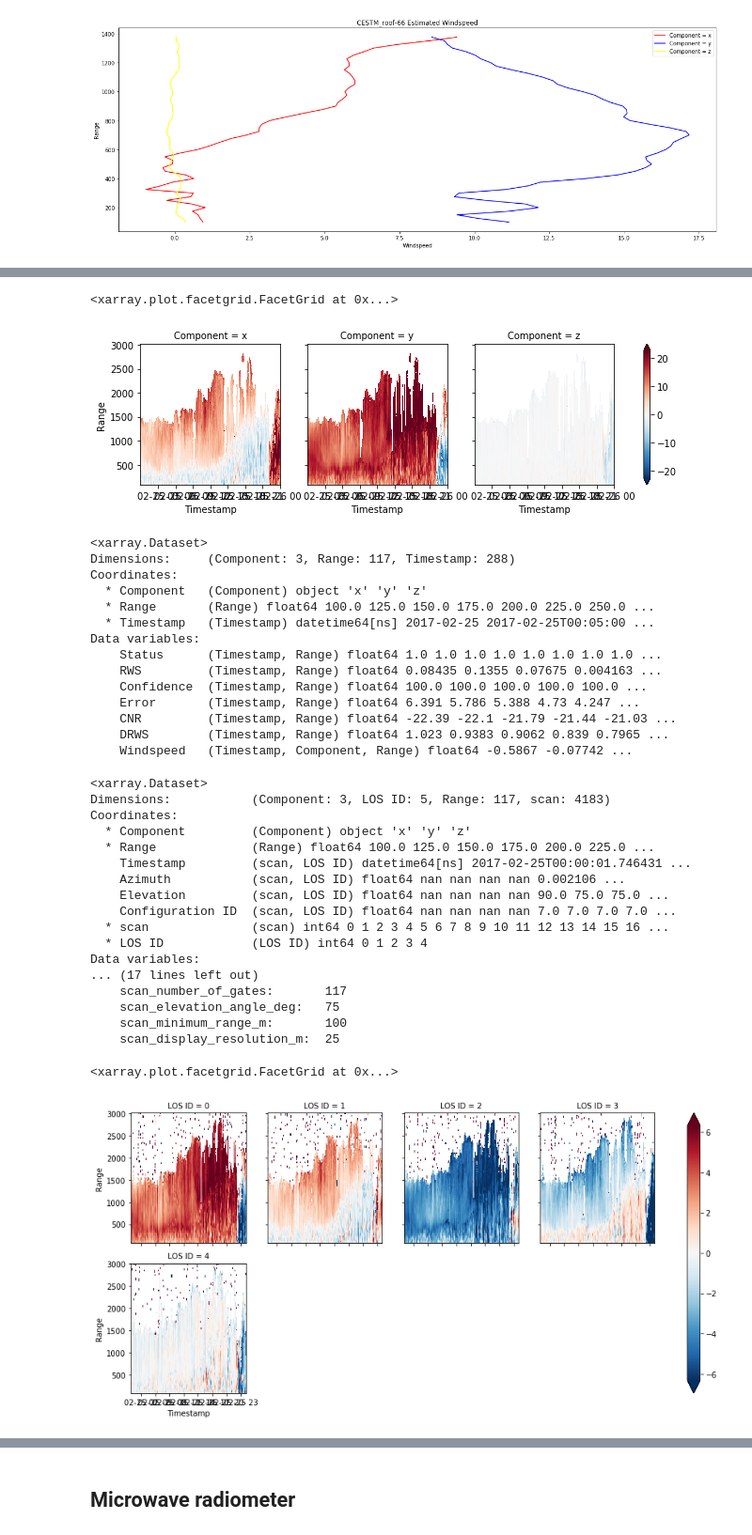
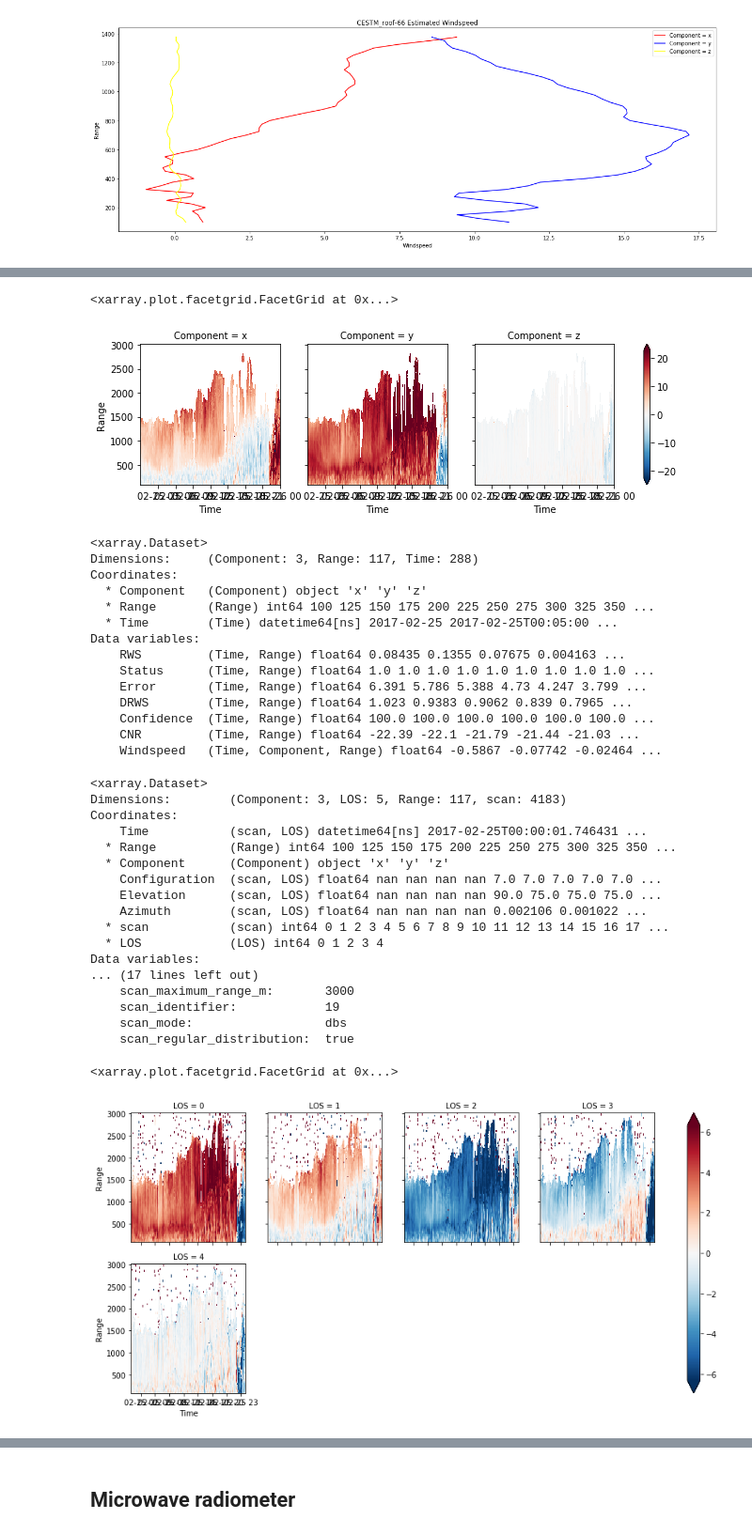
Before and after one commit to ASRCsoft/xcite_notebooks, a Jupyter notebook: raspPy.ipynb, the cells around one changed output, grey strips where cells are left out. Shown at 94% size. Cells and saved outputs as stored; diff of their text form; code cells hidden in the pictures.

```diff
--- a/raspPy.ipynb
+++ b/raspPy.ipynb
@@ -36,9 +36,9 @@ The raspPy `xarray` module can be accessed with `xarray_object.rasp.function()`,
 ## `xarray` basics
 # %%
 # load Lidar data and print the xarray dataset
-lidar = lidar_from_csv('data/lidar/cestm_66/20170225_whole_radial_wind_data.csv',
-                       scans='data/lidar/cestm_66/20170225_scan.xml',
-                       wind='data/lidar/cestm_66/20170225_reconstruction_wind_data.csv',
+lidar = lidar_from_csv('../data/lidar_raw/CESTM_roof-66/2017/02/20170225_whole_radial_wind_data.csv',
+                       scans='../data/lidar_raw/CESTM_roof-66/2017/02/20170225_scan.xml',
+                       wind='../data/lidar_raw/CESTM_roof-66/2017/02/20170225_reconstruction_wind_data.csv',
                        attrs={'lidar': 'CESTM_roof-66'})
 # ^ The radial wind csv and scan file are required. Everything else is optional.
 lidar
@@ -236,28 +236,28 @@ lidar['Windspeed'].plot(x='Timestamp', y='Range', col='Component', robust=True)
 # %%
 # Compare to above -- these estimates are calculated by raspPy and should be identical:
-lidar.rasp.estimate_wind().plot(x='Timestamp', y='Range', col='Component', robust=True)
+lidar.rasp.estimate_wind().plot(x='Time', y='Range', col='Component', robust=True)
 # %% [output]
 <xarray.plot.facetgrid.FacetGrid at 0x...>
-[figure, old version]
+[figure, new version]
 # %%
 # aggregate by 5 minute intervals
-lidar5m = lidar.resample('5T', 'Timestamp')
+lidar5m = lidar.resample('5T', 'Time')
 lidar5m
 # %% [output]
 <xarray.Dataset>
-Dimensions:     (Component: 3, Range: 117, Timestamp: 288)
+Dimensions:     (Component: 3, Range: 117, Time: 288)
 Coordinates:
   * Component   (Component) object 'x' 'y' 'z'
-  * Range       (Range) float64 100.0 125.0 150.0 175.0 200.0 225.0 250.0 ...
-  * Timestamp   (Timestamp) datetime64[ns] 2017-02-25 2017-02-25T00:05:00 ...
+  * Range       (Range) int64 100 125 150 175 200 225 250 275 300 325 350 ...
+  * Time        (Time) datetime64[ns] 2017-02-25 2017-02-25T00:05:00 ...
 Data variables:
-    Status      (Timestamp, Range) float64 1.0 1.0 1.0 1.0 1.0 1.0 1.0 1.0 ...
-    RWS         (Timestamp, Range) float64 0.08435 0.1355 0.07675 0.004163 ...
-    Confidence  (Timestamp, Range) float64 100.0 100.0 100.0 100.0 100.0 ...
-    Error       (Timestamp, Range) float64 6.391 5.786 5.388 4.73 4.247 ...
-    CNR         (Timestamp, Range) float64 -22.39 -22.1 -21.79 -21.44 -21.03 ...
-    DRWS        (Timestamp, Range) float64 1.023 0.9383 0.9062 0.839 0.7965 ...
-    Windspeed   (Timestamp, Component, Range) float64 -0.5867 -0.07742 ...
+    RWS         (Time, Range) float64 0.08435 0.1355 0.07675 0.004163 ...
+    Status      (Time, Range) float64 1.0 1.0 1.0 1.0 1.0 1.0 1.0 1.0 1.0 ...
+    Error       (Time, Range) float64 6.391 5.786 5.388 4.73 4.247 3.799 ...
+    DRWS        (Time, Range) float64 1.023 0.9383 0.9062 0.839 0.7965 ...
+    Confidence  (Time, Range) float64 100.0 100.0 100.0 100.0 100.0 100.0 ...
+    CNR         (Time, Range) float64 -22.39 -22.1 -21.79 -21.44 -21.03 ...
+    Windspeed   (Time, Component, Range) float64 -0.5867 -0.07742 -0.02464 ...
 # %%
 # write to netcdf (can be read back into xarray later)
 lidar5m.to_netcdf('lidar1.nc')
@@ -268,29 +268,29 @@ lidar2 = lidar.rasp.los_format()
 lidar2
 # %% [output]
 <xarray.Dataset>
-Dimensions:           (Component: 3, LOS ID: 5, Range: 117, scan: 4183)
+Dimensions:        (Component: 3, LOS: 5, Range: 117, scan: 4183)
 Coordinates:
-  * Component         (Component) object 'x' 'y' 'z'
-  * Range             (Range) float64 100.0 125.0 150.0 175.0 200.0 225.0 ...
-    Timestamp         (scan, LOS ID) datetime64[ns] 2017-02-25T00:00:01.746431 ...
-    Azimuth           (scan, LOS ID) float64 nan nan nan nan 0.002106 ...
-    Elevation         (scan, LOS ID) float64 nan nan nan nan 90.0 75.0 75.0 ...
-    Configuration ID  (scan, LOS ID) float64 nan nan nan nan 7.0 7.0 7.0 7.0 ...
-  * scan              (scan) int64 0 1 2 3 4 5 6 7 8 9 10 11 12 13 14 15 16 ...
-  * LOS ID            (LOS ID) int64 0 1 2 3 4
+    Time           (scan, LOS) datetime64[ns] 2017-02-25T00:00:01.746431 ...
+  * Range          (Range) int64 100 125 150 175 200 225 250 275 300 325 350 ...
+  * Component      (Component) object 'x' 'y' 'z'
+    Configuration  (scan, LOS) float64 nan nan nan nan 7.0 7.0 7.0 7.0 7.0 ...
+    Elevation      (scan, LOS) float64 nan nan nan nan 90.0 75.0 75.0 75.0 ...
+    Azimuth        (scan, LOS) float64 nan nan nan nan 0.002106 0.001022 ...
+  * scan           (scan) int64 0 1 2 3 4 5 6 7 8 9 10 11 12 13 14 15 16 17 ...
+  * LOS            (LOS) int64 0 1 2 3 4
 Data variables:
 ... (17 lines left out)
-    scan_number_of_gates:       117
-    scan_elevation_angle_deg:   75
-    scan_minimum_range_m:       100
-    scan_display_resolution_m:  25
+    scan_maximum_range_m:       3000
+    scan_identifier:            19
+    scan_mode:                  dbs
+    scan_regular_distribution:  true
 # %%
 # plot radial wind speed for each line of sight
-(-lidar2['RWS'].where(lidar2['Status'])).plot(x='Timestamp', y='Range', col='LOS ID', col_wrap=4, robust=True)
-# ^ I like getting the negative so that negative values are downward
+(-lidar2['RWS'].where(lidar2['Status'])).plot(x='Time', y='Range', col='LOS', col_wrap=4, robust=True)
+# ^ multiply by minus 1 so negative values are downward
 # %% [output]
 <xarray.plot.facetgrid.FacetGrid at 0x...>
-[figure, old version]
+[figure, new version]
 # %%
 # The regular resample function only works if the time coordinates are a dimension in the data.
 # Therefore it will not work in LOS format. You can use raspPy's nd_resample() function in this
```
Also changed, not shown: parts of 28 cells of this notebook.
